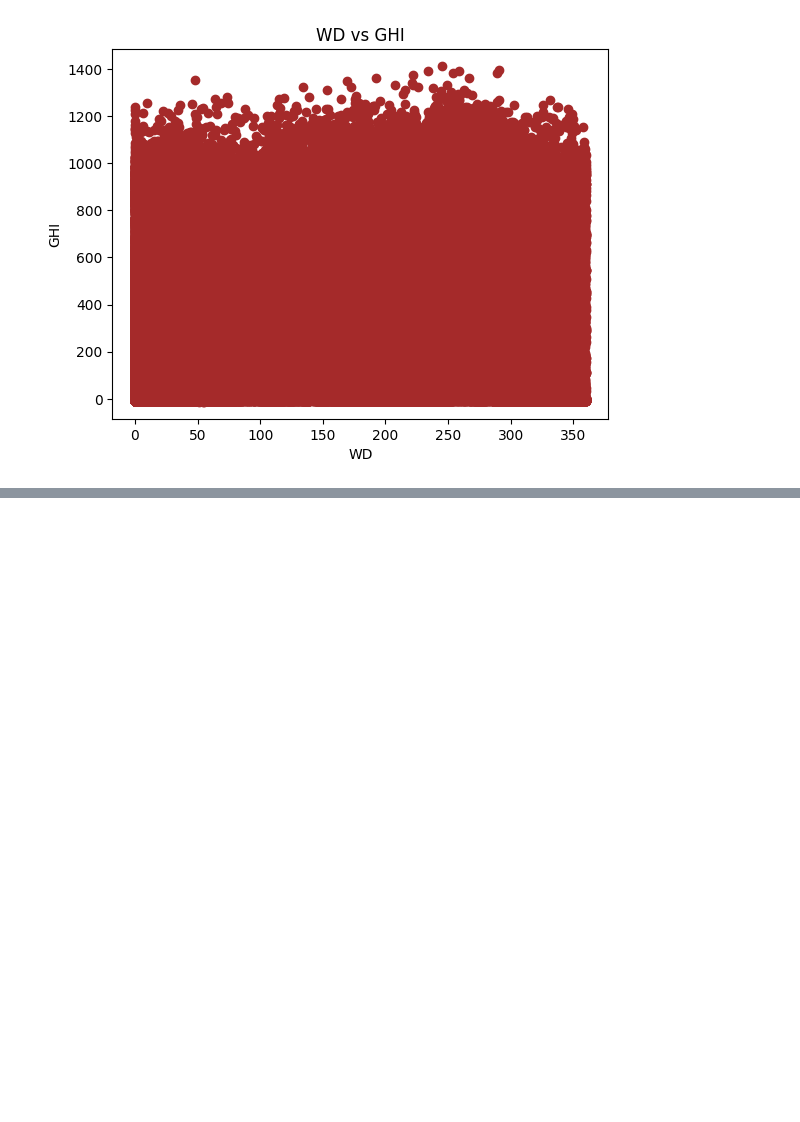
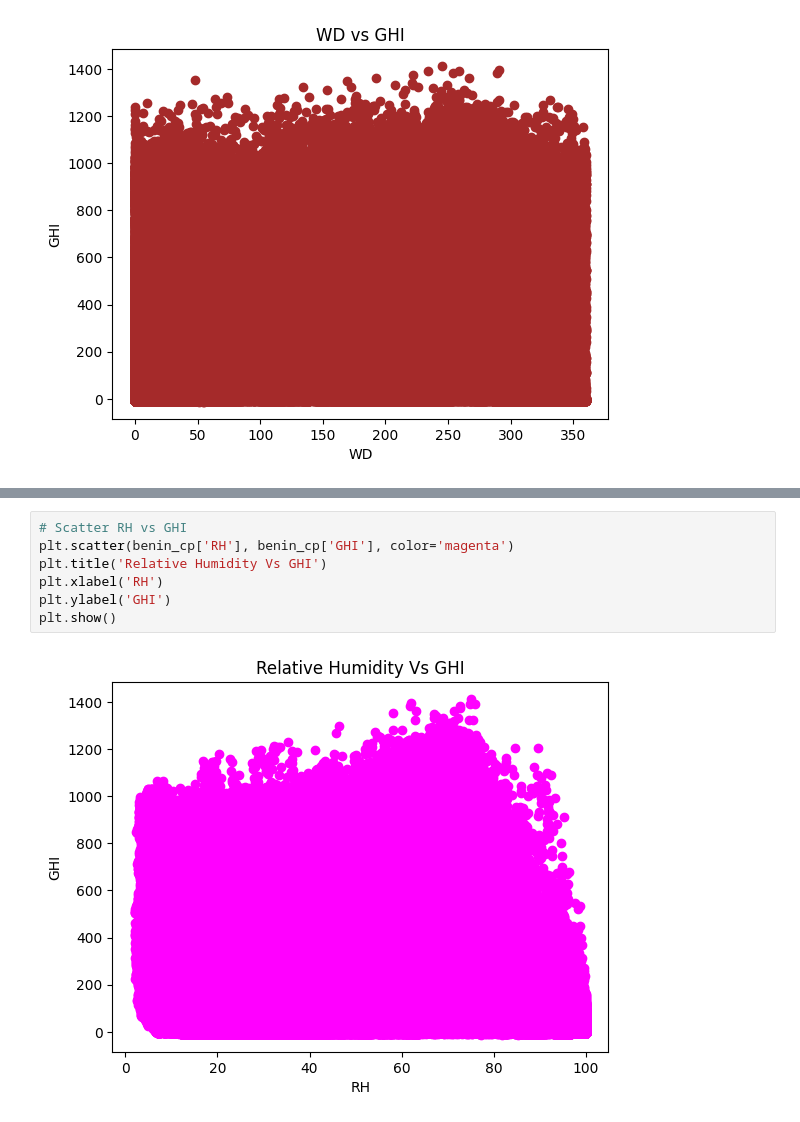
Before and after one commit to Kidist-c/solar-challenge-week1, a Jupyter notebook: notebooks/benin-eda.ipynb, the cells around one changed output, grey strips where cells are left out. Saved outputs shown, nothing was run; the diff lists cells and outputs as text; blank space fills up the shorter version.

```diff
--- a/notebooks/benin-eda.ipynb
+++ b/notebooks/benin-eda.ipynb
@@ -444,0 +454,9 @@ plt.show()
+# %%
+# Scatter RH vs GHI
+plt.scatter(benin_cp['RH'], benin_cp['GHI'], color='magenta')
+plt.title('Relative Humidity Vs GHI')
+plt.xlabel('RH')
+plt.ylabel('GHI')
+plt.show()
+# %% [output]
+[figure, added]
```
Also changed, not shown: parts of 1 cell of this notebook.
